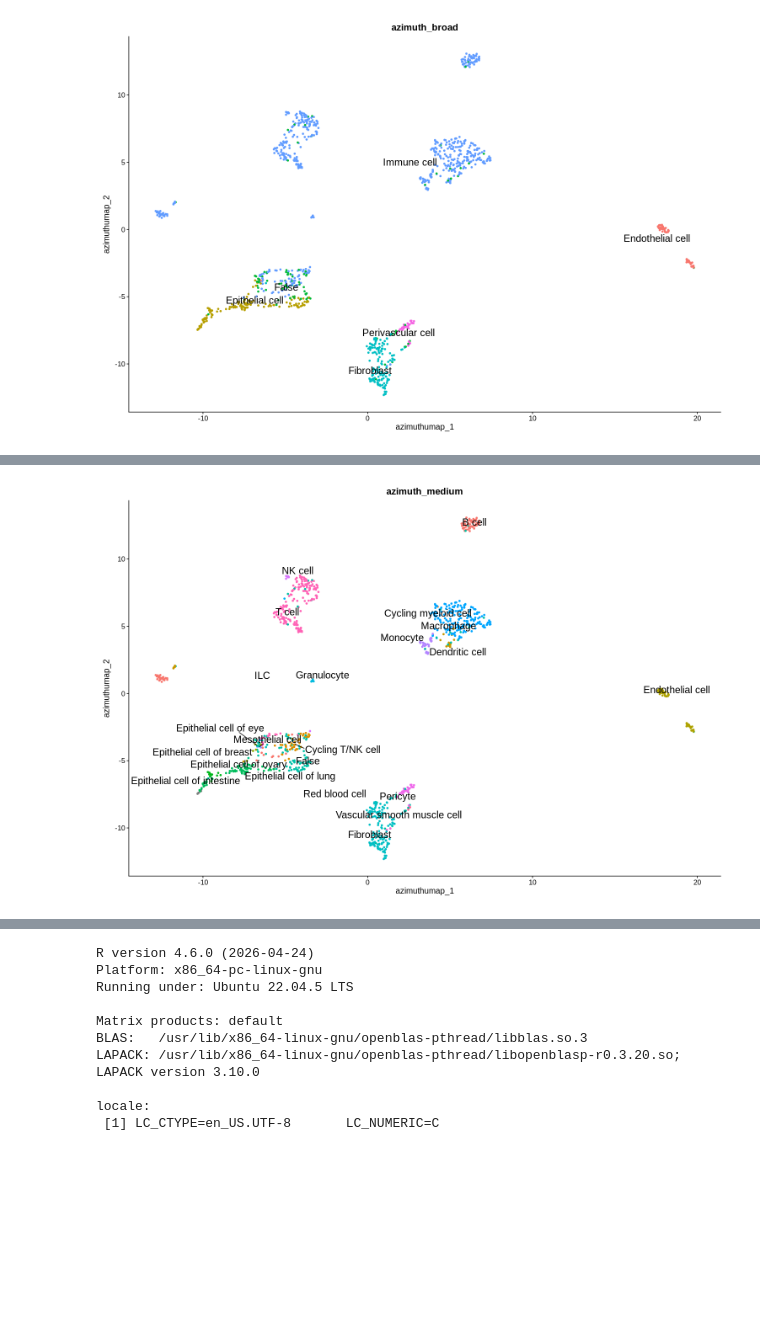
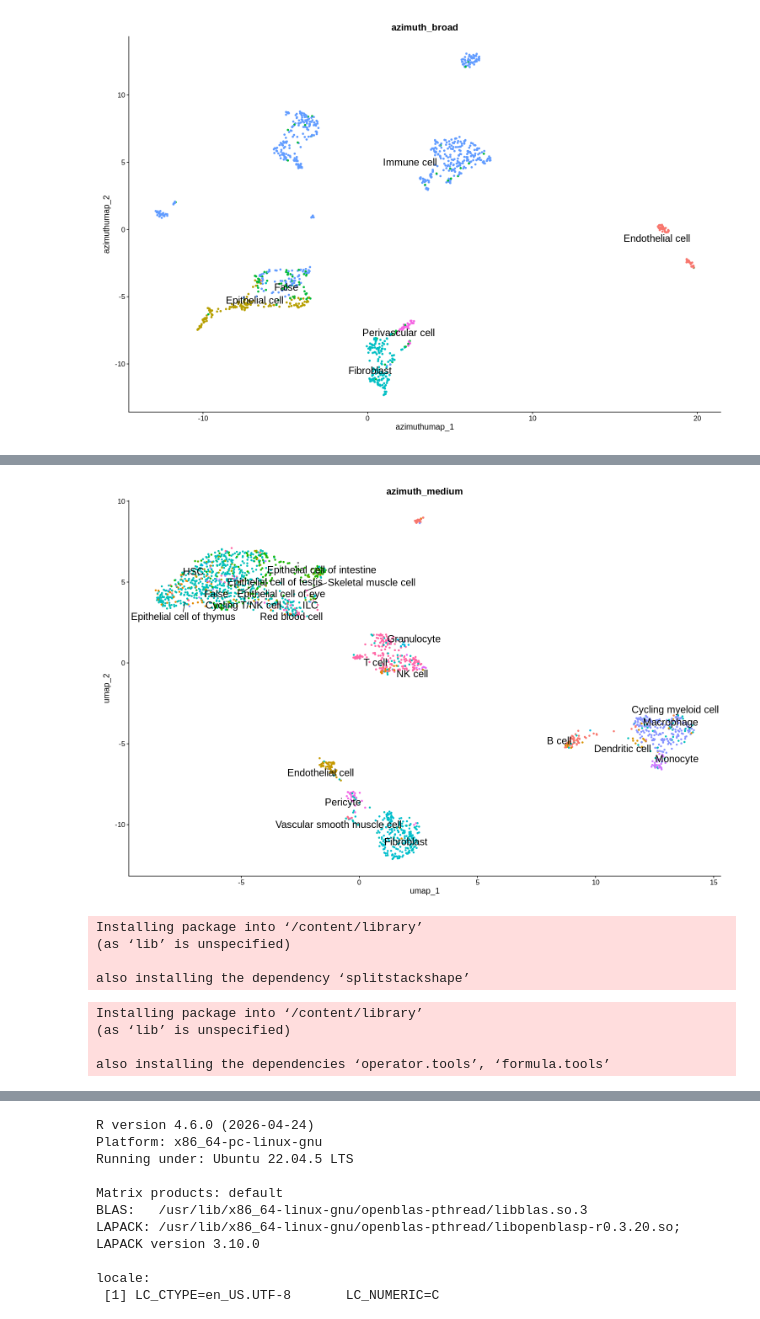
Before and after one commit to anwaruddin1/Bioinformatics-Workshop, a Jupyter notebook: 02_scRNAseq_Analysis.ipynb, the cells around one changed output, grey strips where cells are left out. Cells and saved outputs as stored; diff of their text form; code cells hidden in the pictures; blank space fills up the shorter version.

```diff
--- a/02_scRNAseq_Analysis.ipynb
+++ b/02_scRNAseq_Analysis.ipynb
@@ -344,5 +351,20 @@ DimPlot(obj40_qc, group.by = "azimuth_broad", label.size = 6, label = T, reducti
 # %%
-DimPlot(obj40_qc, group.by = "azimuth_medium", label.size = 6, label = T, reduction = "azimuth_umap",
+p_az_med <- DimPlot(obj40, group.by = "azimuth_medium", label.size = 6, label = T, reduction = "umap",
     repel = TRUE) + NoLegend()
+p_az_med
 # %% [output]
-[figure, old version]
+[figure, new version]
+# %%
+install.packages("HGNChelper")
+# %% [output]
+Installing package into ‘/content/library’
+(as ‘lib’ is unspecified)
+
+also installing the dependency ‘splitstackshape’
+# %%
+install.packages("openxlsx", dependencies = TRUE)
+# %% [output]
+Installing package into ‘/content/library’
+(as ‘lib’ is unspecified)
+
+also installing the dependencies ‘operator.tools’, ‘formula.tools’
```
Also changed, not shown: parts of 29 cells of this notebook.
